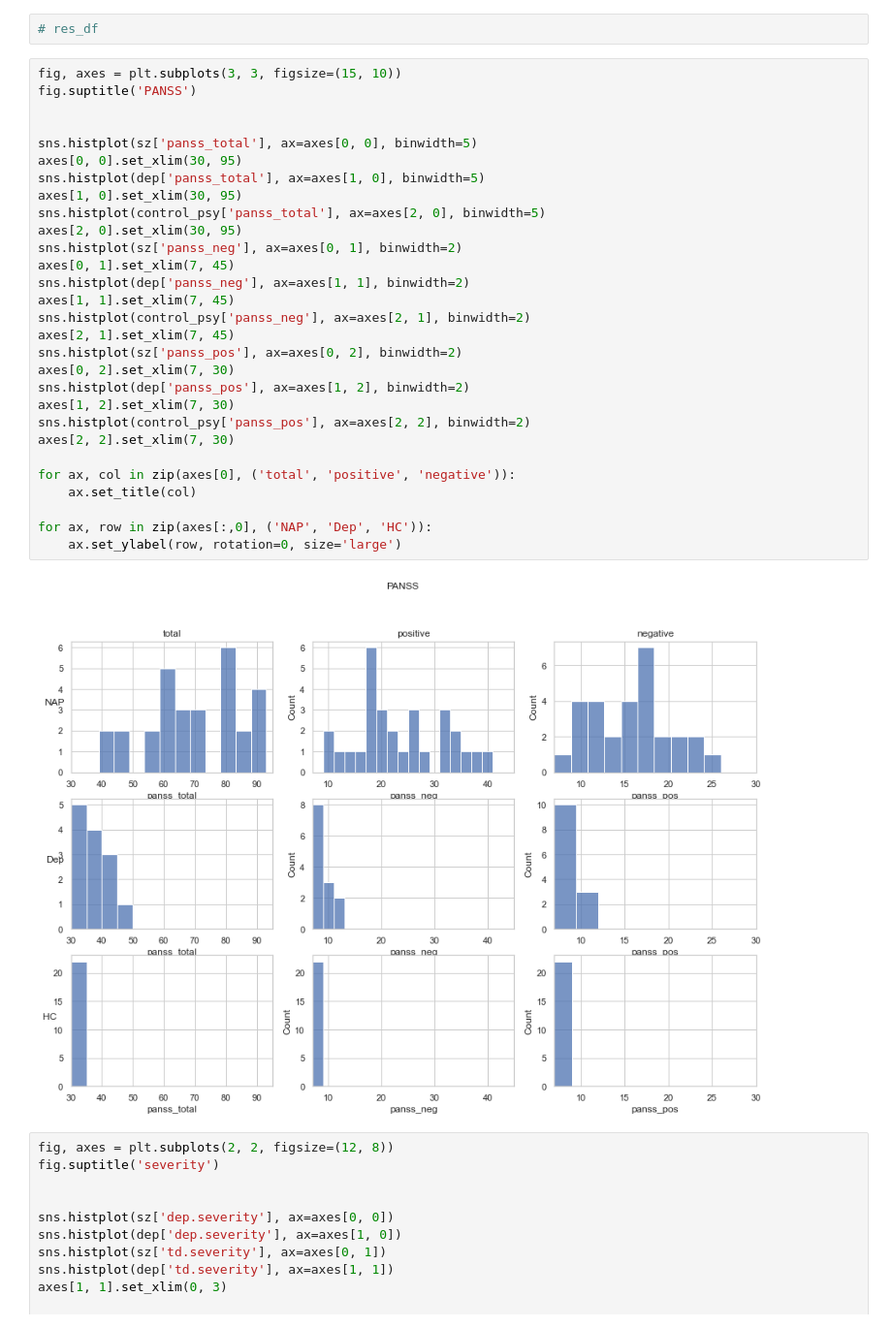
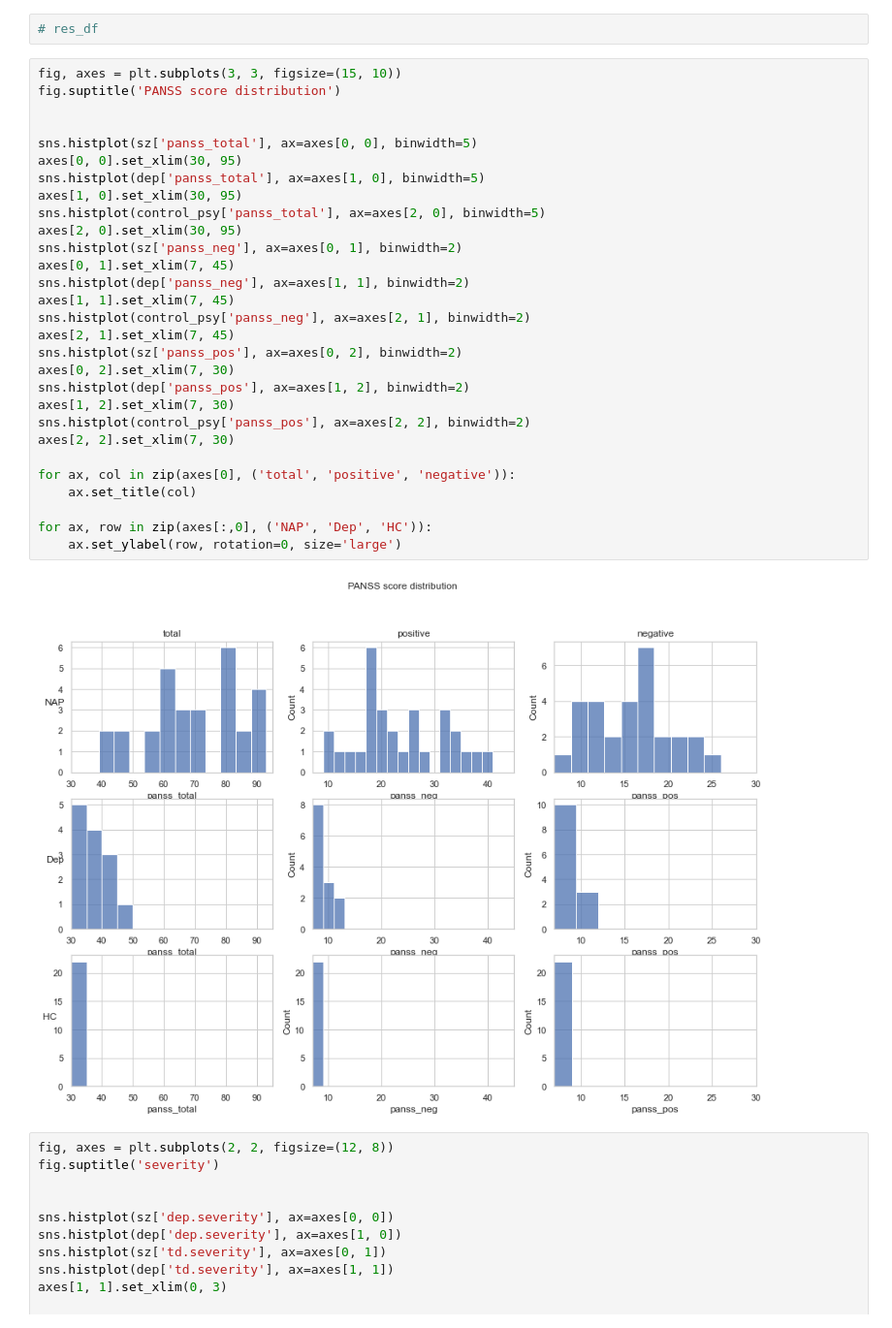
Before and after one commit to flying-bear/MA_thesis, a Jupyter notebook: scores_ru.ipynb, the cells around one changed output. Shown at 97% size. Drawn from its saved outputs; the diff is of its cells as text.

```diff
--- a/scores_ru.ipynb
+++ b/scores_ru.ipynb
@@ -589,35 +612,35 @@ target_corr_res = show_corrtest_mask_corr(df[numeric_target])
 # res_df
 # %%
 fig, axes = plt.subplots(3, 3, figsize=(15, 10))
-fig.suptitle('PANSS')
+fig.suptitle('PANSS score distribution')
 
 
 sns.histplot(sz['panss_total'], ax=axes[0, 0], binwidth=5)
 axes[0, 0].set_xlim(30, 95)
 sns.histplot(dep['panss_total'], ax=axes[1, 0], binwidth=5)
 axes[1, 0].set_xlim(30, 95)
 sns.histplot(control_psy['panss_total'], ax=axes[2, 0], binwidth=5)
 axes[2, 0].set_xlim(30, 95)
 sns.histplot(sz['panss_neg'], ax=axes[0, 1], binwidth=2)
 axes[0, 1].set_xlim(7, 45)
 sns.histplot(dep['panss_neg'], ax=axes[1, 1], binwidth=2)
 axes[1, 1].set_xlim(7, 45)
 sns.histplot(control_psy['panss_neg'], ax=axes[2, 1], binwidth=2)
 axes[2, 1].set_xlim(7, 45)
 sns.histplot(sz['panss_pos'], ax=axes[0, 2], binwidth=2)
 axes[0, 2].set_xlim(7, 30)
 sns.histplot(dep['panss_pos'], ax=axes[1, 2], binwidth=2)
 axes[1, 2].set_xlim(7, 30)
 sns.histplot(control_psy['panss_pos'], ax=axes[2, 2], binwidth=2)
 axes[2, 2].set_xlim(7, 30)
 
 for ax, col in zip(axes[0], ('total', 'positive', 'negative')):
     ax.set_title(col)
 
 for ax, row in zip(axes[:,0], ('NAP', 'Dep', 'HC')):
     ax.set_ylabel(row, rotation=0, size='large')
 # %% [output]
-[figure, old version]
+[figure, new version]
 # %%
 fig, axes = plt.subplots(2, 2, figsize=(12, 8))
 fig.suptitle('severity')
```
Also changed, not shown: parts of 74 cells of this notebook, 1 other file.
